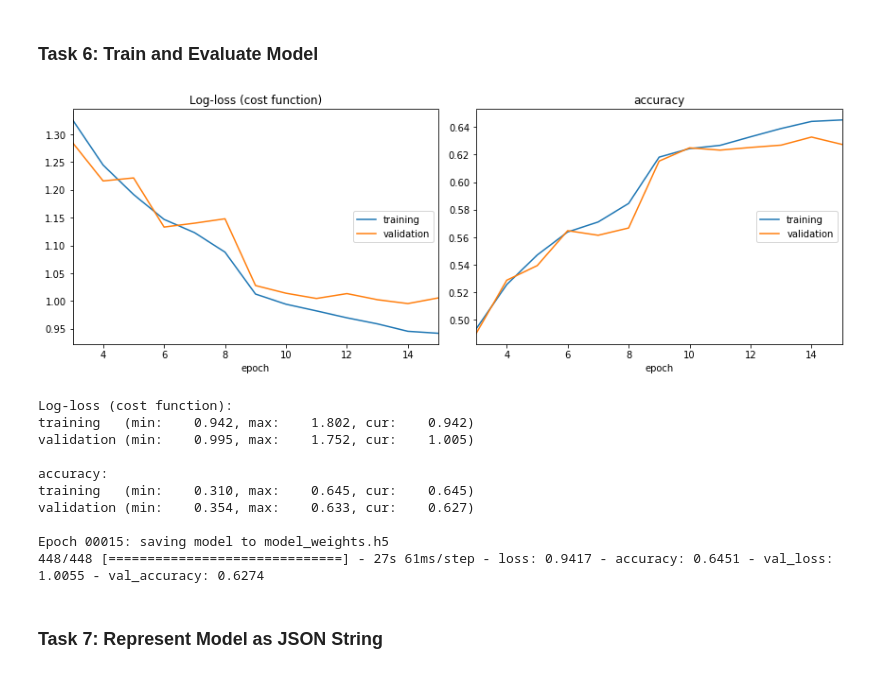
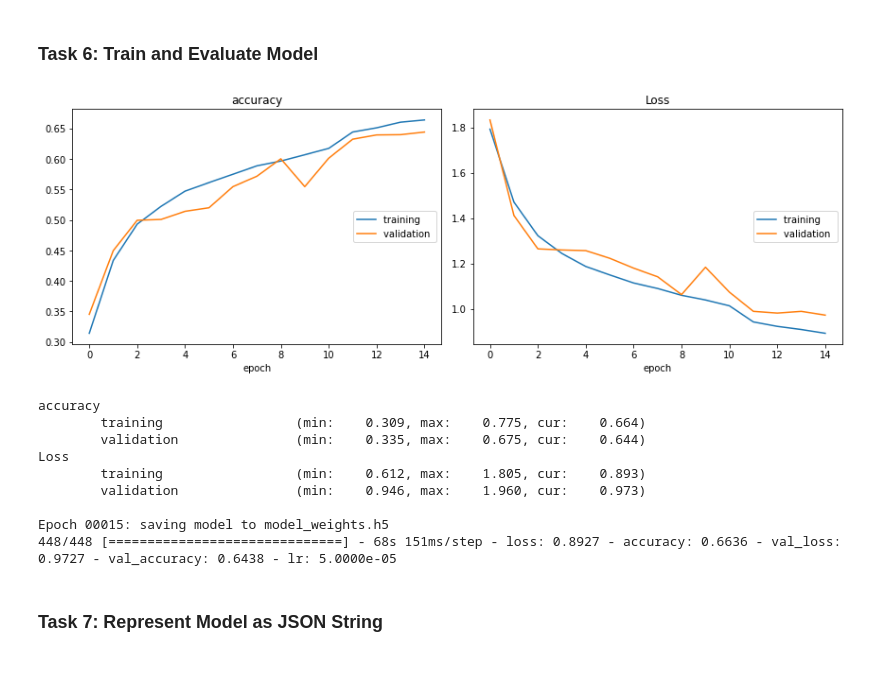
Before and after one commit to shaswata56/Facial_Expression_Recognition, a Jupyter notebook: Facial_Expression_Training.ipynb, the cells around one changed output. Drawn from its saved outputs; the diff is of its cells as text; code cells hidden in the pictures.

```diff
--- a/Facial_Expression_Training.ipynb
+++ b/Facial_Expression_Training.ipynb
@@ -142,36 +144,38 @@ _________________________________________________________________
 ### Task 6: Train and Evaluate Model
 # %%
 epochs = 15
+
 steps_per_epoch = train_generator.n//train_generator.batch_size
+
 validation_steps = validation_generator.n//validation_generator.batch_size
 
 checkpoint = ModelCheckpoint("model_weights.h5", monitor='val_accuracy',
                             save_weights_only=True, mode='max', verbose=1)
+
 reduce_lr = ReduceLROnPlateau(monitor='val_loss', factor=0.1, patience=2,
                               min_lr=0.00001, model='auto')
 
-callbacks = [PlotLossesTensorFlowKeras(), checkpoint, reduce_lr]
+callbacks = [PlotLossesKerasTF(), checkpoint, reduce_lr]
 
 history = model.fit(
     x = train_generator,
     steps_per_epoch = steps_per_epoch,
     epochs = epochs,
     validation_data = validation_generator,
     validation_steps = validation_steps,
     callbacks = callbacks
 )
 # %% [output]
-[figure, old version]
+[figure, new version]
-Log-loss (cost function):
-training   (min:    0.942, max:    1.802, cur:    0.942)
-validation (min:    0.995, max:    1.752, cur:    1.005)
-
-accuracy:
-training   (min:    0.310, max:    0.645, cur:    0.645)
-validation (min:    0.354, max:    0.633, cur:    0.627)
+accuracy
+        training                 (min:    0.309, max:    0.775, cur:    0.664)
+        validation               (min:    0.335, max:    0.675, cur:    0.644)
+Loss
+        training                 (min:    0.612, max:    1.805, cur:    0.893)
+        validation               (min:    0.946, max:    1.960, cur:    0.973)
 
 Epoch 00015: saving model to model_weights.h5
-448/448 [==============================] - 27s 61ms/step - loss: 0.9417 - accuracy: 0.6451 - val_loss: 1.0055 - val_accuracy: 0.6274
+448/448 [==============================] - 68s 151ms/step - loss: 0.8927 - accuracy: 0.6636 - val_loss: 0.9727 - val_accuracy: 0.6438 - lr: 5.0000e-05
 # %% [markdown]
 ### Task 7: Represent Model as JSON String
 # %%
```
Also changed, not shown: parts of 4 cells of this notebook, 5 other files.
